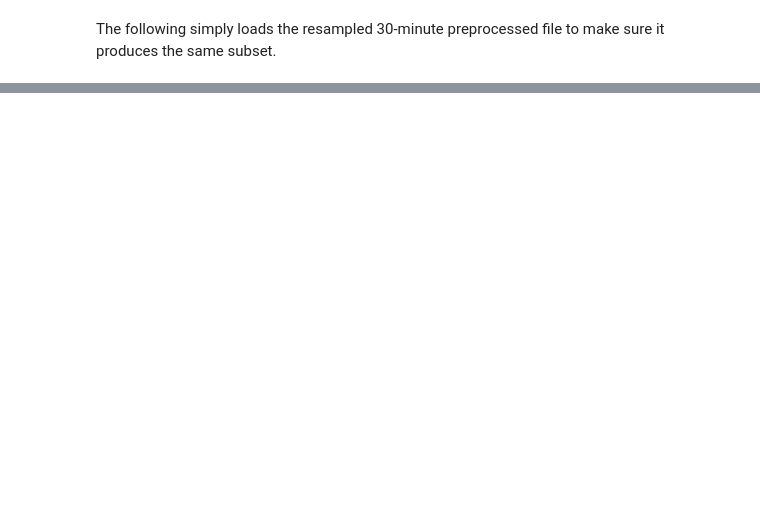
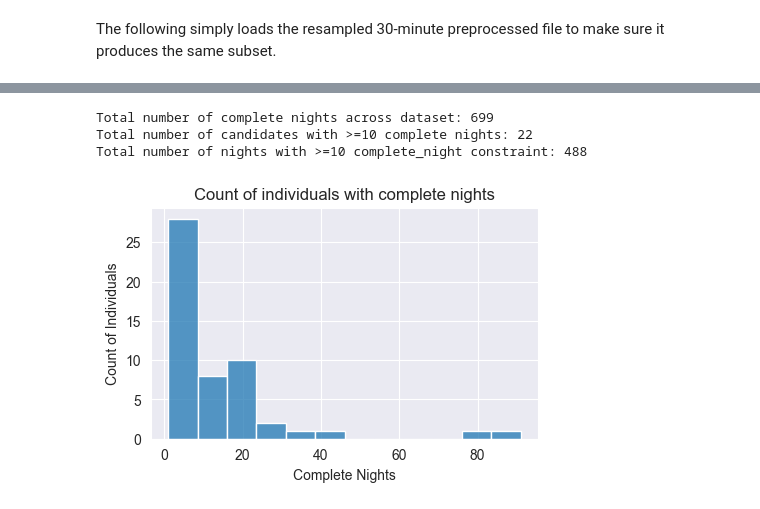
Before and after one commit to rdbrist/masters_project, a Jupyter notebook: notebooks/2.01-rd-candidate-selection-analysis.ipynb, the cells around one changed output, grey strips where cells are left out. Cells and saved outputs as stored; diff of their text form; code cells hidden in the pictures; blank space fills up the shorter version.

```diff
--- a/notebooks/2.01-rd-candidate-selection-analysis.ipynb
+++ b/notebooks/2.01-rd-candidate-selection-analysis.ipynb
@@ -371,0 +390,18 @@ df_all_selected.to_csv(INTERIM_DATA_DIR / 'test_30min.csv')
+# %%
+min_nights = 10
+print(f'Total number of complete nights across dataset: {str(df_overall_stats["complete_nights"].sum())}')
+df_hist = df_overall_stats[df_overall_stats['complete_nights']!=0].reset_index().groupby(['complete_nights']).agg({'id':'count'}).sort_values('complete_nights', ascending=False)
+print(f'Total number of candidates with >=10 complete nights: {df_hist.reset_index().query("complete_nights >= @min_nights")["id"].sum()}')
+print(f'Total number of nights with >=10 complete_night constraint: {df_hist.reset_index().query("complete_nights >= @min_nights")["complete_nights"].sum()}')
+import seaborn as sns
+fig, ax = plt.subplots(figsize=(5, 3))
+sns.histplot(df_overall_stats[df_overall_stats['complete_nights']!=0].reset_index()['complete_nights'])
+plt.title('Count of individuals with complete nights')
+plt.xlabel('Complete Nights')
+plt.ylabel('Count of Individuals')
+plt.show()
+# %% [output]
+Total number of complete nights across dataset: 699
+Total number of candidates with >=10 complete nights: 22
+Total number of nights with >=10 complete_night constraint: 488
+[figure, added]
```
Also changed, not shown: parts of 21 cells of this notebook, 9 other files.
